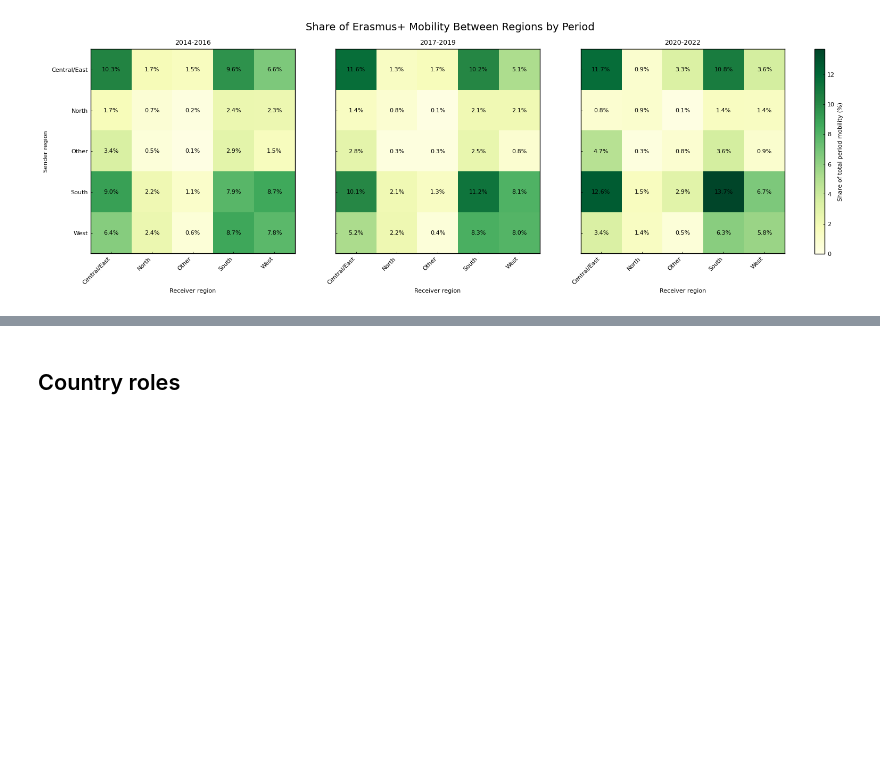
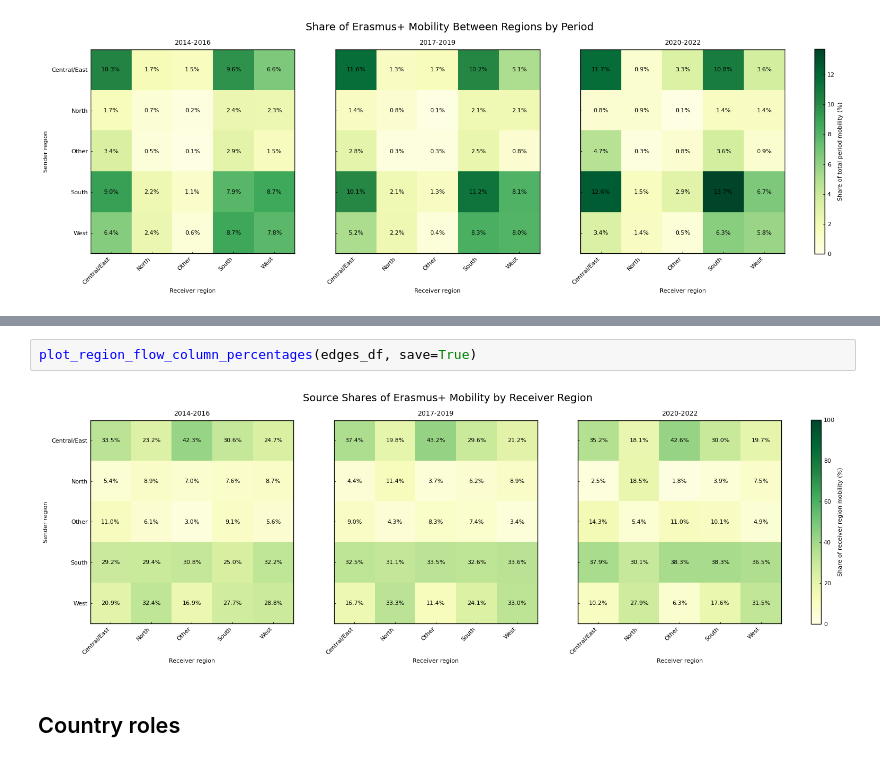
Before and after one commit to Cristiana-Cocheci/CompSocialScience_Erasmus, a Jupyter notebook: scripts/metrics_plotter.ipynb, the cells around one changed output, grey strips where cells are left out. Drawn from its saved outputs; the diff is of its cells as text; blank space fills up the shorter version.

```diff
--- a/scripts/metrics_plotter.ipynb
+++ b/scripts/metrics_plotter.ipynb
@@ -673,3 +850,7 @@ region_matrices = plot_region_heatmaps_share(edges_df)
+# %%
+plot_region_flow_column_percentages(edges_df, save=True)
+# %% [output]
+[figure, added]
 # %% [markdown]
 ## Country roles
 # %%
```
Also changed, not shown: parts of 6 cells of this notebook.
